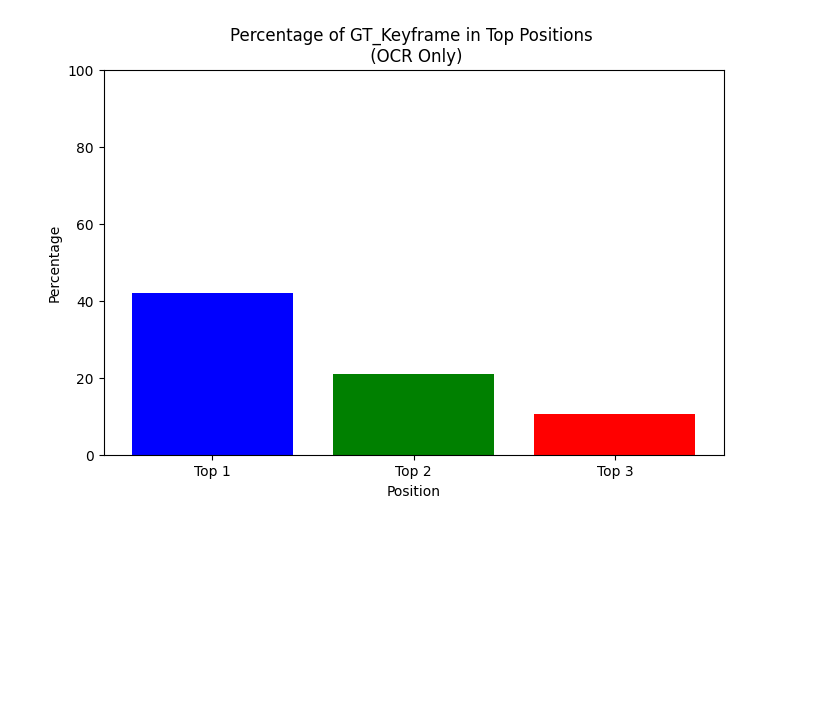
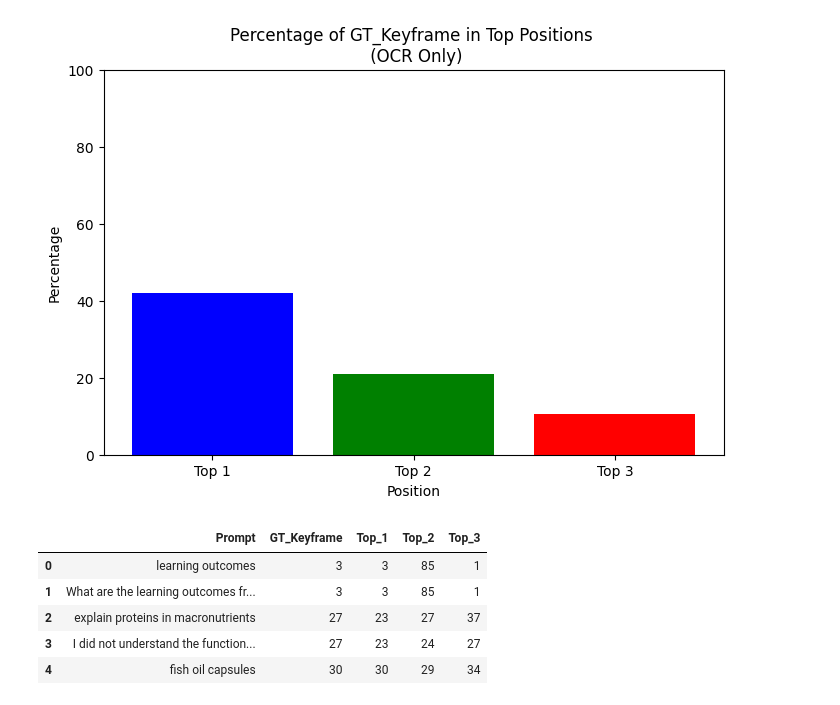
Before and after one commit to Applied-Foundation-Models/In-Video_Search, a Jupyter notebook: experiments/first_experiment/notebooks/data_visualization.ipynb, the cells around one changed output. Cells and saved outputs as stored; diff of their text form; code cells hidden in the pictures; blank space fills up the shorter version.

```diff
--- a/data_visualization.ipynb
+++ b/experiments/first_experiment/notebooks/data_visualization.ipynb
@@ -106,3 +106,13 @@ GT_Keyframe in Top 2: 21.05%
 GT_Keyframe in Top 3: 10.53%
 <Figure size 1000x600 with 0 Axes>
 [figure]
+# %%
+df_standard_llm_long_summary = pd.read_csv('experiments/first_experiment/df_standard_llm_long_summary.csv')
+df_standard_llm_long_summary .head()
+# %% [output]
+|  | Prompt | GT_Keyframe | Top_1 | Top_2 | Top_3 |
+| 0 | learning outcomes | 3 | 3 | 85 | 1 |
+| 1 | What are the learning outcomes fr... | 3 | 3 | 85 | 1 |
+| 2 | explain proteins in macronutrients | 27 | 23 | 27 | 37 |
+| 3 | I did not understand the function... | 27 | 23 | 24 | 27 |
+| 4 | fish oil capsules | 30 | 30 | 29 | 34 |
```
Also changed, not shown: parts of 4 cells of this notebook, 1 other file.
